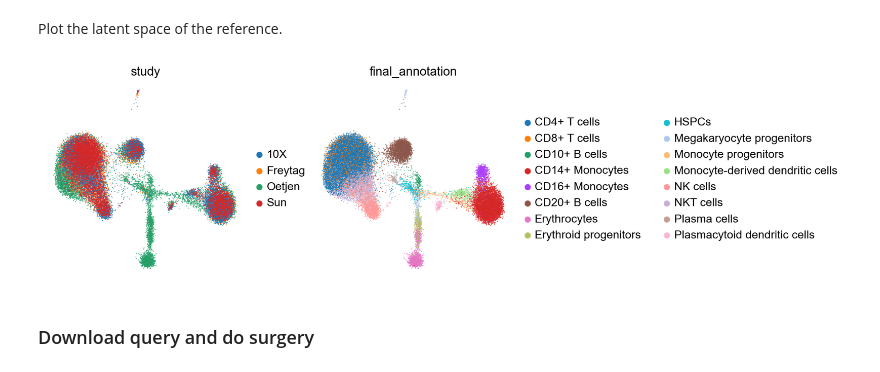
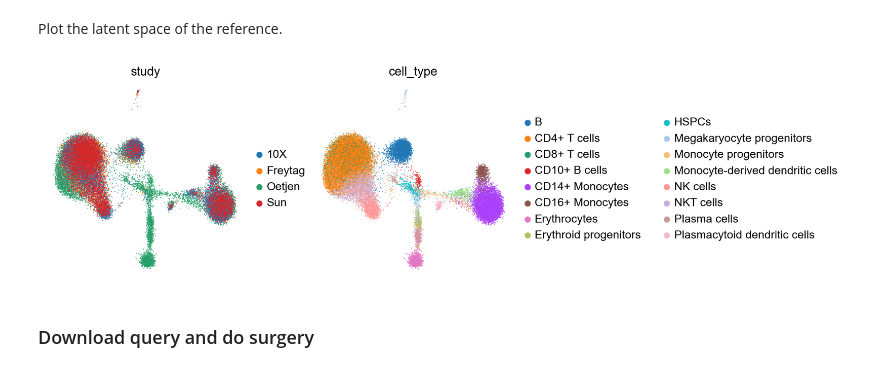
Before and after one commit to theislab/scarches, a Jupyter notebook: notebooks/expimap_surgery_pipeline.ipynb, the cells around one changed output. Cells and saved outputs as stored; diff of their text form; code cells hidden in the pictures.

Commit message:
upd simple tutorial

```diff
--- a/notebooks/expimap_surgery_pipeline.ipynb
+++ b/notebooks/expimap_surgery_pipeline.ipynb
@@ -24,3 +24,3 @@ output = 'pbmc_vars_sb.h5ad'
 gdown.download(url, output, quiet=False)
 # %%
-adata = sc.read('pbmc_vars_sb.h5ad')
+adata = sc.read('pbmc_tutorial.h5ad')
@@ -29,2 +26,0 @@ Filter out Villani study and put counts to `adata.X`.
-# %%
-adata = adata[adata.obs['study']!='Villani'].copy()
@@ -170,9 +168,9 @@ sc.pp.neighbors(adata, use_rep='X_cvae')
 # %%
 sc.tl.umap(adata)
 # %%
-sc.pl.umap(adata, color=['study', 'final_annotation'], frameon=False)
+sc.pl.umap(adata, color=['study', 'cell_type'], frameon=False)
 # %% [output]
-[figure, old version]
+[figure, new version]
 # %% [markdown]
 ### Download query and do surgery
 # %%
```
Also changed, not shown: parts of 17 cells of this notebook, 1 other file.
